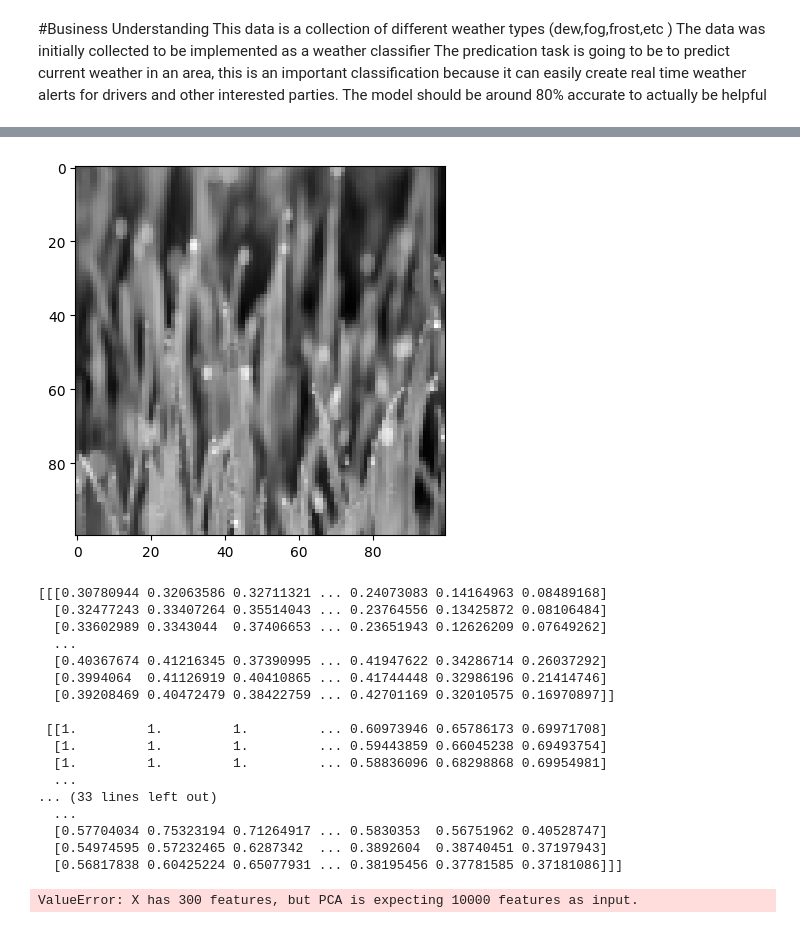
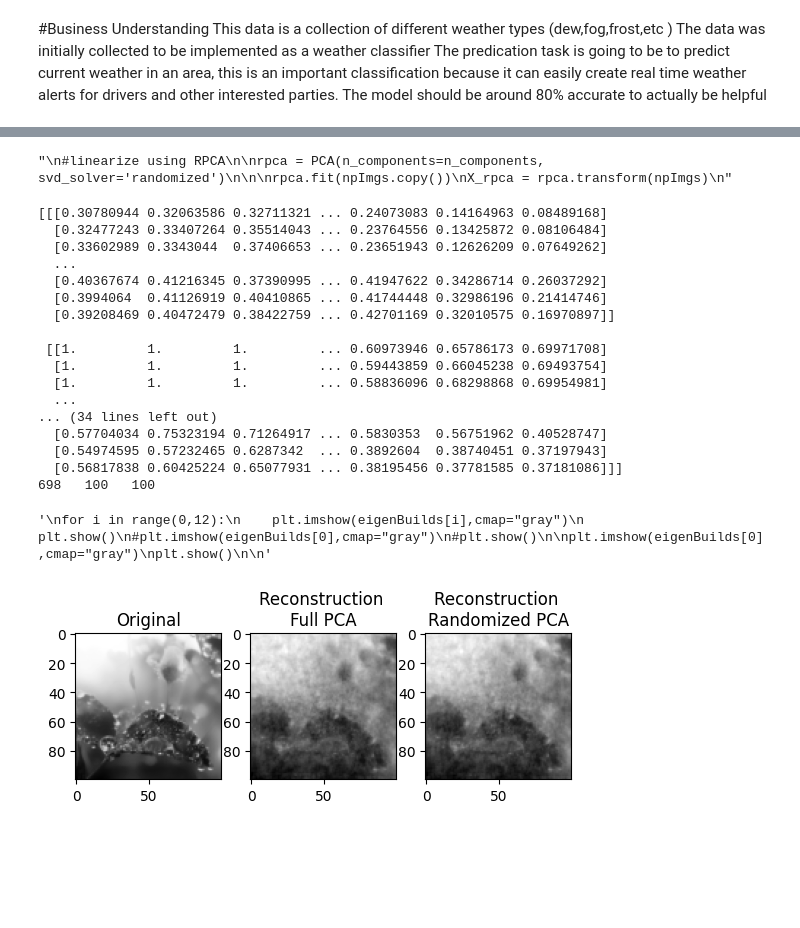
Before and after one commit to AlexPetmecky/ML-Lab-2, a Jupyter notebook: Lab2.ipynb, the cells around one changed output, grey strips where cells are left out. Drawn from its saved outputs; the diff is of its cells as text; code cells hidden in the pictures; blank space fills up the shorter version.

Commit message:
Fixed PCA and RPCA de- and re- construction

```diff
--- a/Lab2.ipynb
+++ b/Lab2.ipynb
@@ -105,3 +75,23 @@ print(images)
+# %%
+#linearize using PCA
+pca = PCA(n_components = n_components)
+#print(npImgs)
+pca.fit(npImgs.copy())
+#X_pca = pca.transform(npImgs)
+
+#pca_images.append((pca_img,target))
+
+"""
+#linearize using RPCA
+
+rpca = PCA(n_components=n_components, svd_solver='randomized')
+
+
+rpca.fit(npImgs.copy())
+X_rpca = rpca.transform(npImgs)
+"""
+# %% [output]
+"\n#linearize using RPCA\n\nrpca = PCA(n_components=n_components, svd_solver='randomized')\n\n\nrpca.fit(npImgs.copy())\nX_rpca = rpca.transform(npImgs)\n"
 # %%
 # Create numpy array for images and labels
 
@@ -111,8 +101,8 @@ print(images)
 #[0][0] grabs first img and actual image
 #[0][1] grabs first img and folder name
 #[1][0] grabs the second img in the list and grabs actual img
-plt.imshow(images[0],cmap="gray")
-plt.show()
+#plt.imshow(images[0],cmap="gray")
+#plt.show()
 
 
 
@@ -147,19 +137,20 @@ def plot_explained_variance(pca):
 #print(rpca_images[0].shape)
 print(images)
 images = np.array(images)
-#elem,h,w = images.shape
+elem,h,w = images.shape
+print(elem," ",h," ",w)
 
 
 eigenBuilds = pca.components_.reshape((n_components, h, w))
-eigenBuildsR = rpca.components_.reshape((n_components, h, w))
+#eigenBuildsR = rpca.components_.reshape((n_components, h, w))
 
 #reconstruction of pca
 idx_to_reconstruct = 1
-X_idx = X_pca[idx_to_reconstruct]
+X_idx = npImgs[idx_to_reconstruct]
 low_dimensional_representation, reconstructed_image = reconstruct_image(pca,X_idx.reshape(1, -1))
 
 #reconstruction of rpca
-X_idxR = rpca[idx_to_reconstruct]
+X_idxR = npImgs[idx_to_reconstruct]
 low_dimensional_representation, R_reconstructed_image = reconstruct_image(rpca,X_idxR.reshape(1, -1))
 
 
@@ -171,40 +162,43 @@ plt.title('Original')
 plt.grid(False)
 plt.subplot(1,3,2)
 plt.imshow(reconstructed_image.reshape((h, w)), cmap=plt.cm.gray)
-plt.title('Reconstructed from Full PCA')
+plt.title('Reconstruction \nFull PCA')
+
+
+plt.subplot(1,3,3)
 plt.imshow(R_reconstructed_image.reshape((h, w)), cmap=plt.cm.gray)
-plt.title('Reconstructed from Randomized PCA')
+plt.title('Reconstruction \nRandomized PCA')
 plt.grid(False)
 
 
 """
 for i in range(0,12):
     plt.imshow(eigenBuilds[i],cmap="gray")
     plt.show()
 #plt.imshow(eigenBuilds[0],cmap="gray")
 #plt.show()
 
 plt.imshow(eigenBuilds[0],cmap="gray")
 plt.show()
 
 """
 # %% [output]
-[figure, old version]
 [[[0.30780944 0.32063586 0.32711321 ... 0.24073083 0.14164963 0.08489168]
   [0.32477243 0.33407264 0.35514043 ... 0.23764556 0.13425872 0.08106484]
   [0.33602989 0.3343044  0.37406653 ... 0.23651943 0.12626209 0.07649262]
   ...
   [0.40367674 0.41216345 0.37390995 ... 0.41947622 0.34286714 0.26037292]
   [0.3994064  0.41126919 0.40410865 ... 0.41744448 0.32986196 0.21414746]
   [0.39208469 0.40472479 0.38422759 ... 0.42701169 0.32010575 0.16970897]]
 
  [[1.         1.         1.         ... 0.60973946 0.65786173 0.69971708]
   [1.         1.         1.         ... 0.59443859 0.66045238 0.69493754]
   [1.         1.         1.         ... 0.58836096 0.68298868 0.69954981]
   ...
-... (33 lines left out)
-  ...
+... (34 lines left out)
   [0.57704034 0.75323194 0.71264917 ... 0.5830353  0.56751962 0.40528747]
   [0.54974595 0.57232465 0.6287342  ... 0.3892604  0.38740451 0.37197943]
   [0.56817838 0.60425224 0.65077931 ... 0.38195456 0.37781585 0.37181086]]]
+698   100   100
-ValueError: X has 300 features, but PCA is expecting 10000 features as input.
+'\nfor i in range(0,12):\n    plt.imshow(eigenBuilds[i],cmap="gray")\n    plt.show()\n#plt.imshow(eigenBuilds[0],cmap="gray")\n#plt.show()\n\nplt.imshow(eigenBuilds[0],cmap="gray")\nplt.show()\n\n'
+[figure, new version]
```
Also changed, not shown: parts of 1 cell of this notebook.
